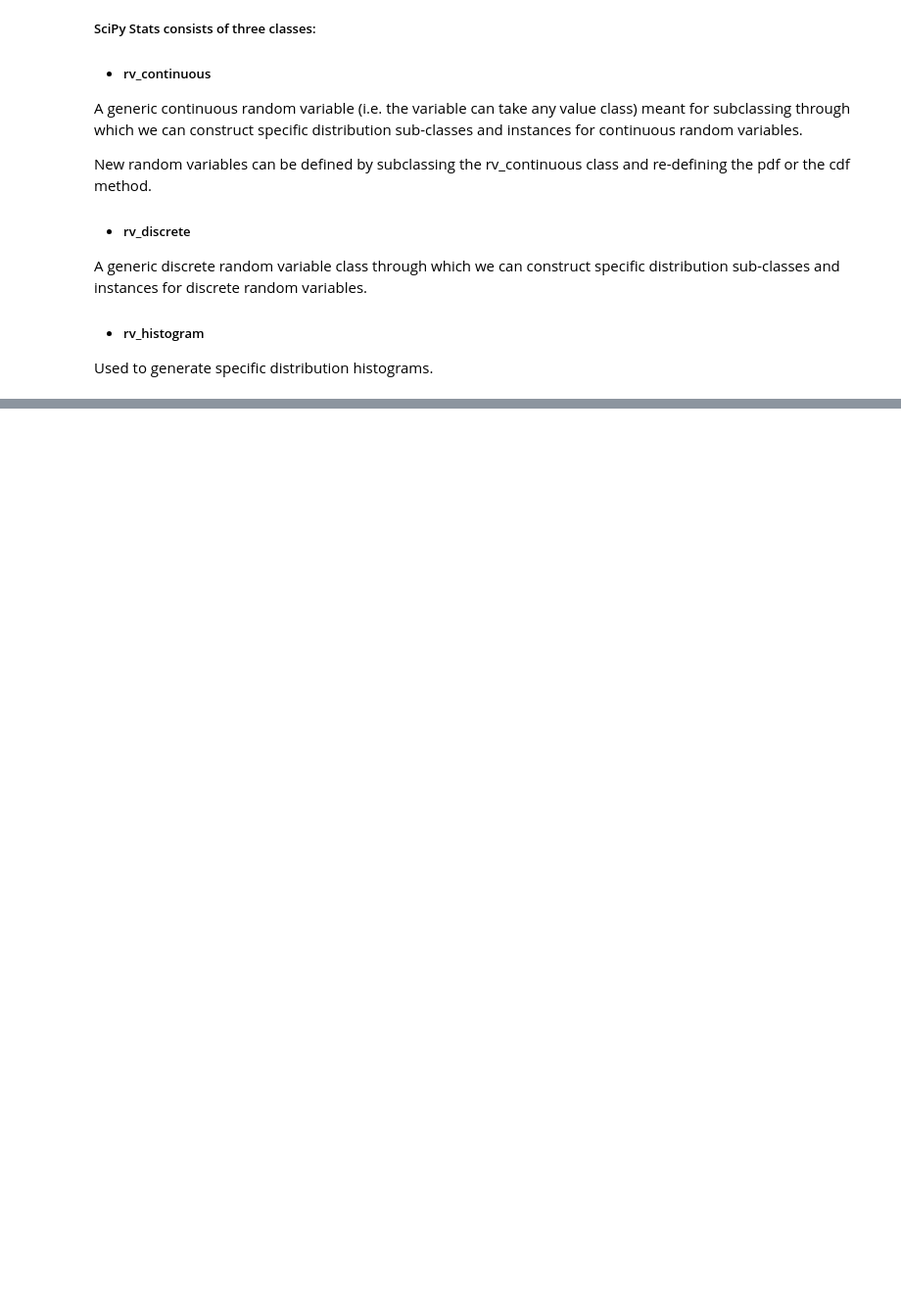
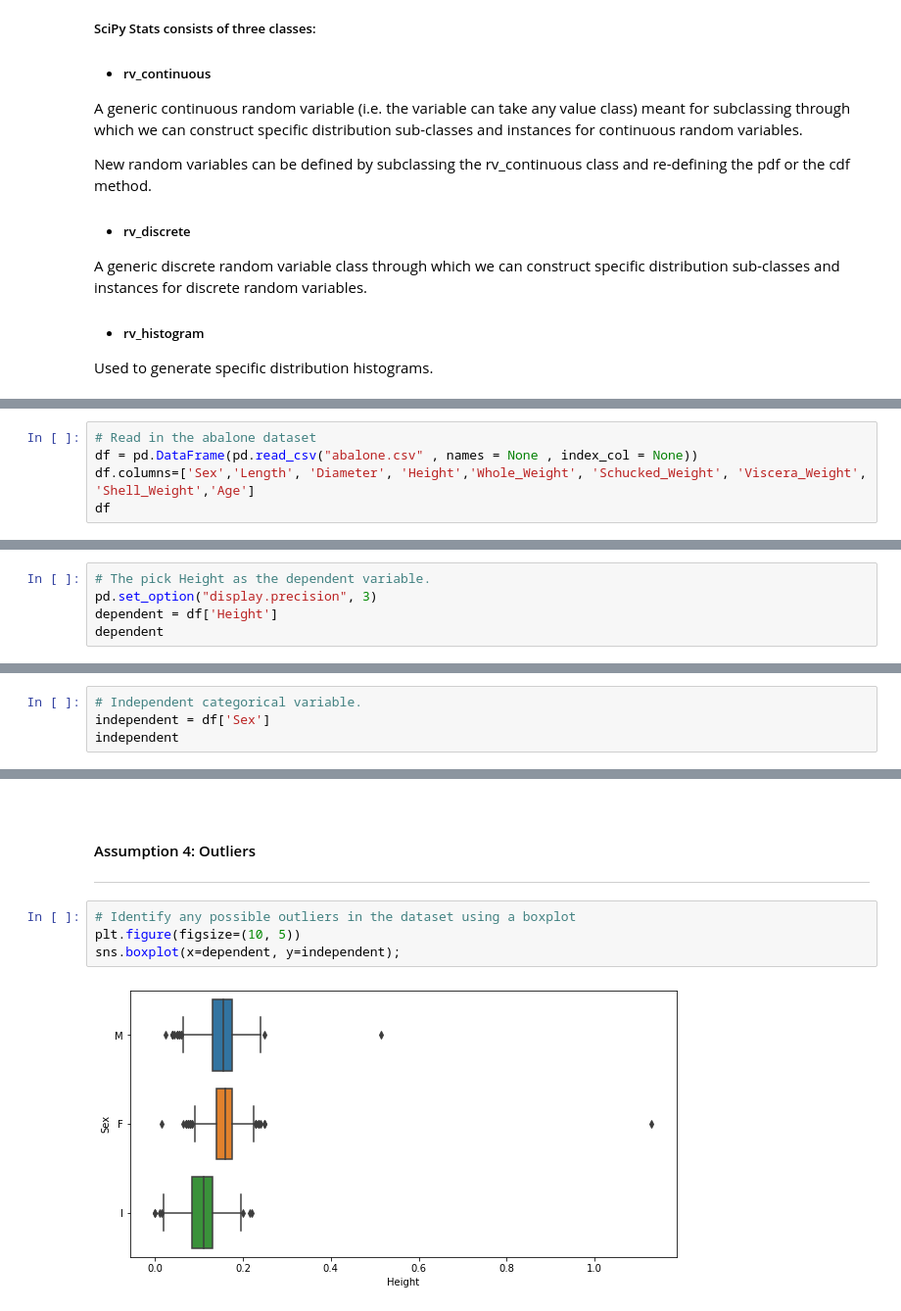
Before and after one commit to Fiona-600/Machine-Learning-and-Statistics-Project, a Jupyter notebook: scikit-stats.ipynb, the cells around one changed output, grey strips where cells are left out. Shown at 98% size. Saved outputs shown, nothing was run; the diff lists cells and outputs as text; blank space fills up the shorter version.

```diff
--- a/scikit-stats.ipynb
+++ b/scikit-stats.ipynb
@@ -44,0 +74,5 @@ Used to generate specific distribution histograms.
+# %%
+# Read in the abalone dataset
+df = pd.DataFrame(pd.read_csv("abalone.csv" , names = None , index_col = None))
+df.columns=['Sex','Length', 'Diameter', 'Height','Whole_Weight', 'Schucked_Weight', 'Viscera_Weight', 'Shell_Weight','Age']
+df
@@ -44,0 +101,5 @@ Used to generate specific distribution histograms.
+# %%
+# The pick Height as the dependent variable.
+pd.set_option("display.precision", 3)
+dependent = df['Height']
+dependent
@@ -44,0 +137,4 @@ Used to generate specific distribution histograms.
+# %%
+# Independent categorical variable.
+independent = df['Sex']
+independent
@@ -44,0 +154,12 @@ Used to generate specific distribution histograms.
+# %% [markdown]
+<br>
+
+#### Assumption 4: Outliers
+
+***
+# %%
+# Identify any possible outliers in the dataset using a boxplot
+plt.figure(figsize=(10, 5))
+sns.boxplot(x=dependent, y=independent);
+# %% [output]
+[figure, added]
```
Also changed, not shown: parts of 33 cells of this notebook.
